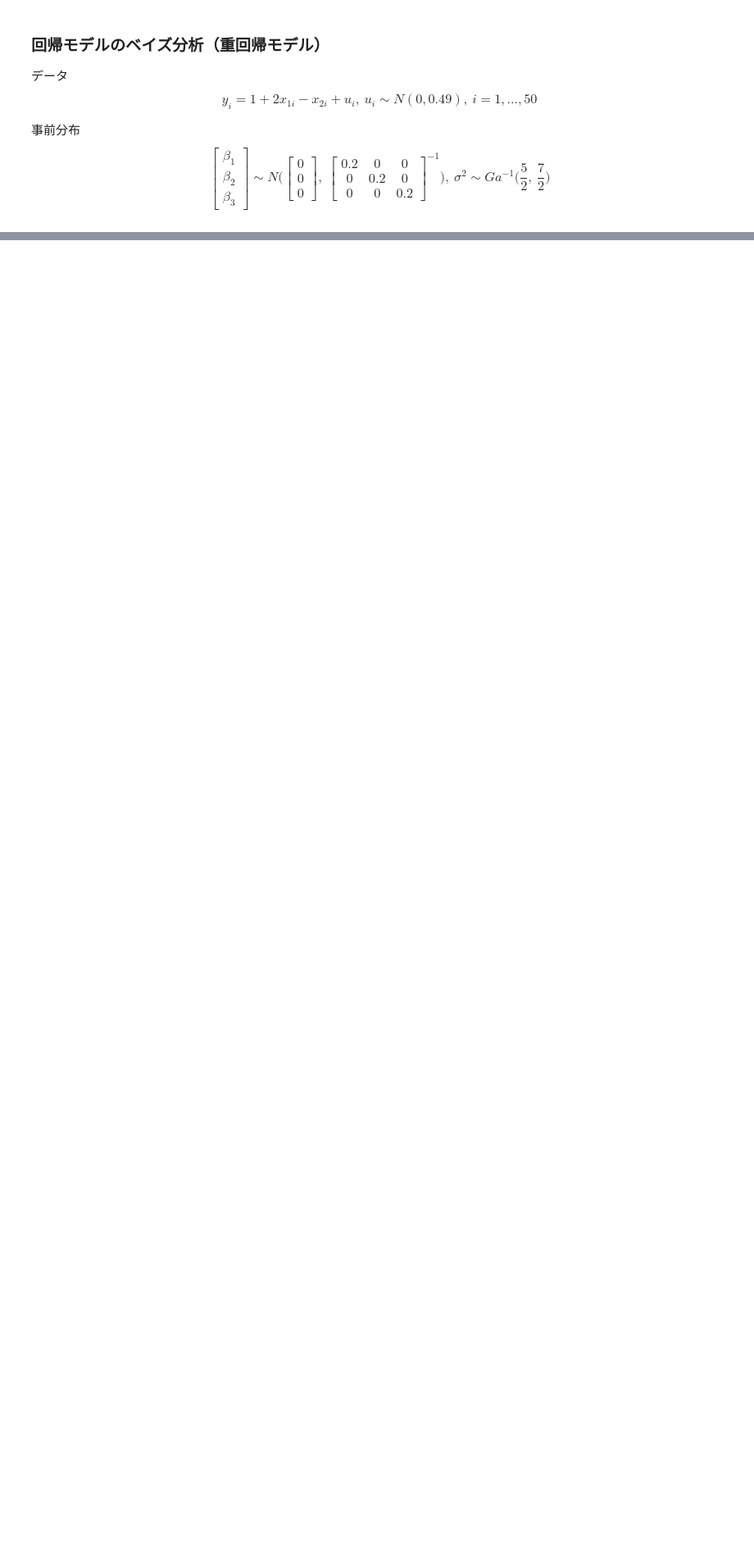
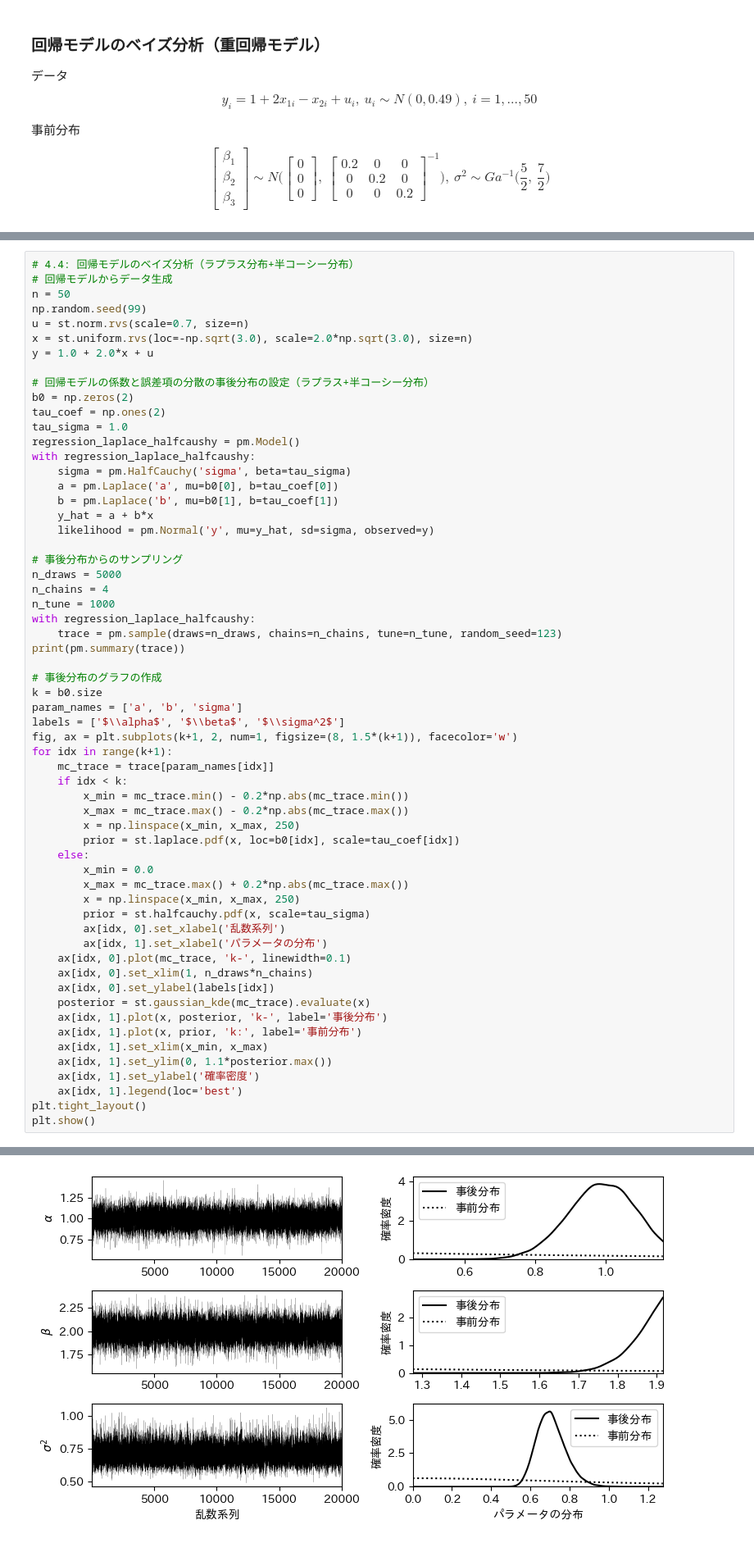
Before and after one commit to s1ok69oo/my_study, a Jupyter notebook: nakaduma_bayes_2019/Chapter4.ipynb, the cells around one changed output, grey strips where cells are left out. Shown: that part at 82% size. Cells and saved outputs as stored; diff of their text form; blank space fills up the shorter version.

```diff
--- a/nakaduma_bayes_2019/Chapter4.ipynb
+++ b/nakaduma_bayes_2019/Chapter4.ipynb
@@ -414,0 +435,61 @@ sigma2    1.0
+# %%
+# 4.4: 回帰モデルのベイズ分析（ラプラス分布+半コーシー分布）
+# 回帰モデルからデータ生成
+n = 50
+np.random.seed(99)
+u = st.norm.rvs(scale=0.7, size=n)
+x = st.uniform.rvs(loc=-np.sqrt(3.0), scale=2.0*np.sqrt(3.0), size=n)
+y = 1.0 + 2.0*x + u
+
+# 回帰モデルの係数と誤差項の分散の事後分布の設定（ラプラス+半コーシー分布）
+b0 = np.zeros(2)
+tau_coef = np.ones(2)
+tau_sigma = 1.0
+regression_laplace_halfcaushy = pm.Model()
+with regression_laplace_halfcaushy:
+    sigma = pm.HalfCauchy('sigma', beta=tau_sigma)
+    a = pm.Laplace('a', mu=b0[0], b=tau_coef[0])
+    b = pm.Laplace('b', mu=b0[1], b=tau_coef[1])
+    y_hat = a + b*x
+    likelihood = pm.Normal('y', mu=y_hat, sd=sigma, observed=y)
+
+# 事後分布からのサンプリング
+n_draws = 5000
+n_chains = 4
+n_tune = 1000
+with regression_laplace_halfcaushy:
+    trace = pm.sample(draws=n_draws, chains=n_chains, tune=n_tune, random_seed=123)
+print(pm.summary(trace))
+
+# 事後分布のグラフの作成
+k = b0.size
+param_names = ['a', 'b', 'sigma']
+labels = ['$\\alpha$', '$\\beta$', '$\\sigma^2$']
+fig, ax = plt.subplots(k+1, 2, num=1, figsize=(8, 1.5*(k+1)), facecolor='w')
+for idx in range(k+1):
+    mc_trace = trace[param_names[idx]]
+    if idx < k:
+        x_min = mc_trace.min() - 0.2*np.abs(mc_trace.min())
+        x_max = mc_trace.max() - 0.2*np.abs(mc_trace.max())
+        x = np.linspace(x_min, x_max, 250)
+        prior = st.laplace.pdf(x, loc=b0[idx], scale=tau_coef[idx])
+    else:
+        x_min = 0.0
+        x_max = mc_trace.max() + 0.2*np.abs(mc_trace.max())
+        x = np.linspace(x_min, x_max, 250)
+        prior = st.halfcauchy.pdf(x, scale=tau_sigma)
+        ax[idx, 0].set_xlabel('乱数系列')
+        ax[idx, 1].set_xlabel('パラメータの分布')
+    ax[idx, 0].plot(mc_trace, 'k-', linewidth=0.1)
+    ax[idx, 0].set_xlim(1, n_draws*n_chains)
+    ax[idx, 0].set_ylabel(labels[idx])
+    posterior = st.gaussian_kde(mc_trace).evaluate(x)
+    ax[idx, 1].plot(x, posterior, 'k-', label='事後分布')
+    ax[idx, 1].plot(x, prior, 'k:', label='事前分布')
+    ax[idx, 1].set_xlim(x_min, x_max)
+    ax[idx, 1].set_ylim(0, 1.1*posterior.max())
+    ax[idx, 1].set_ylabel('確率密度')
+    ax[idx, 1].legend(loc='best')
+plt.tight_layout()
+plt.show()
+# %% [output]
@@ -414,0 +518 @@ sigma2    1.0
+[figure, added]
```
Also changed, not shown: parts of 3 cells of this notebook.
